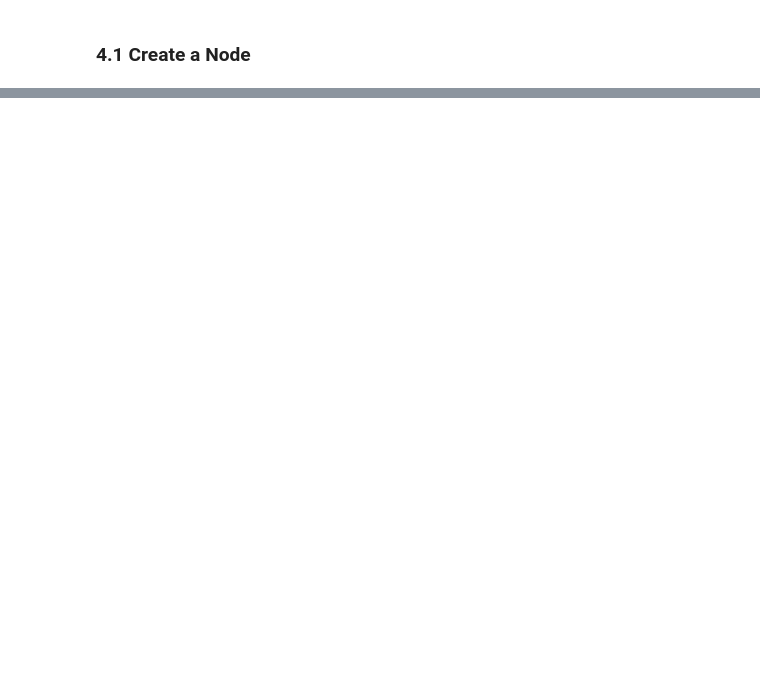
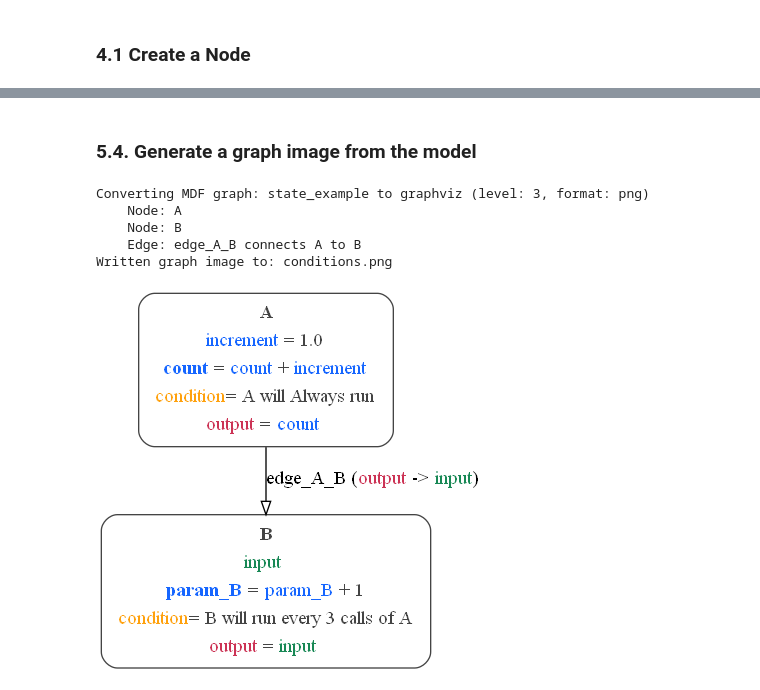
Before and after one commit to ModECI/MDF, a Jupyter notebook: examples/SimpleExample.ipynb, the cells around one changed output, grey strips where cells are left out. Cells and saved outputs as stored; diff of their text form; code cells hidden in the pictures; blank space fills up the shorter version.

Commit message:
added conditions to simple notebook

```diff
--- a/examples/SimpleExample.ipynb
+++ b/examples/SimpleExample.ipynb
@@ -286,0 +413,20 @@ Output of C: 7
+# %% [markdown]
+### 5.4. Generate a graph image from the model
+# %%
+mod.to_graph_image(
+        engine="dot",
+        output_format="png",
+        view_on_render=False,
+        level=3,
+        filename_root="conditions"
+    )
+
+from IPython.display import Image
+Image(filename="conditions.png")
+# %% [output]
+Converting MDF graph: state_example to graphviz (level: 3, format: png)
+    Node: A
+    Node: B
+    Edge: edge_A_B connects A to B
+Written graph image to: conditions.png
+[figure, added]
```
Also changed, not shown: parts of 37 cells of this notebook, 1 other file.
